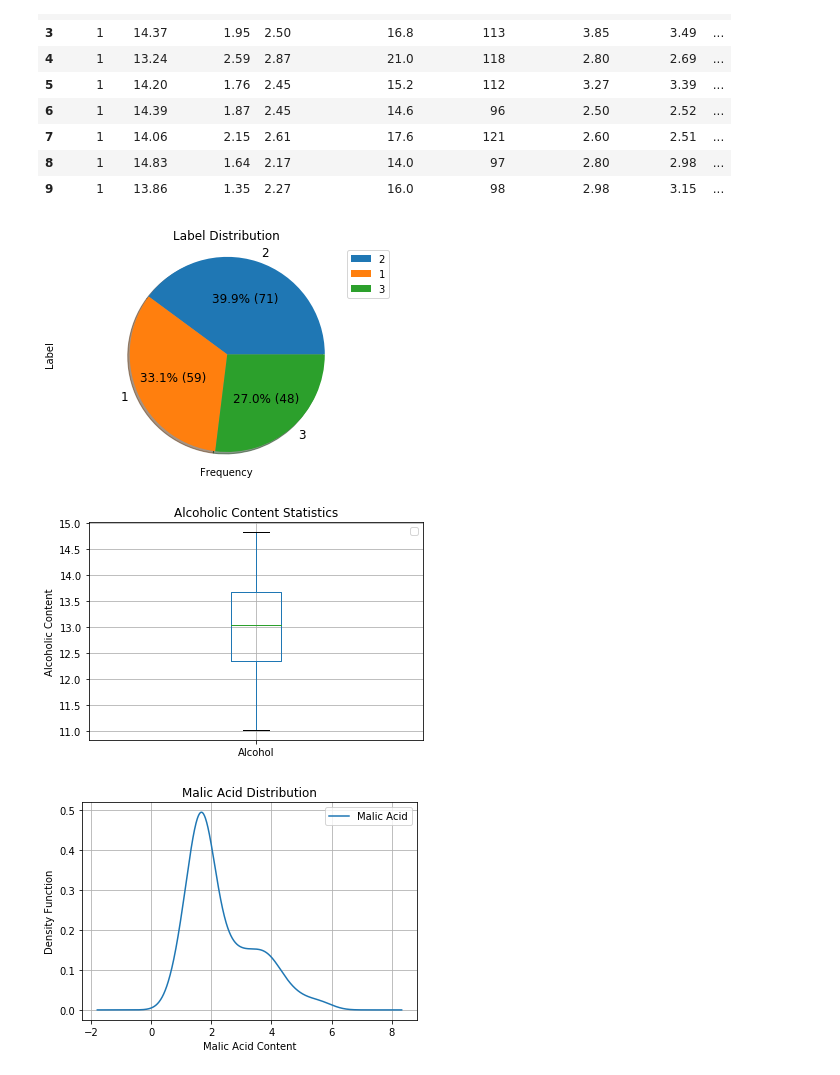
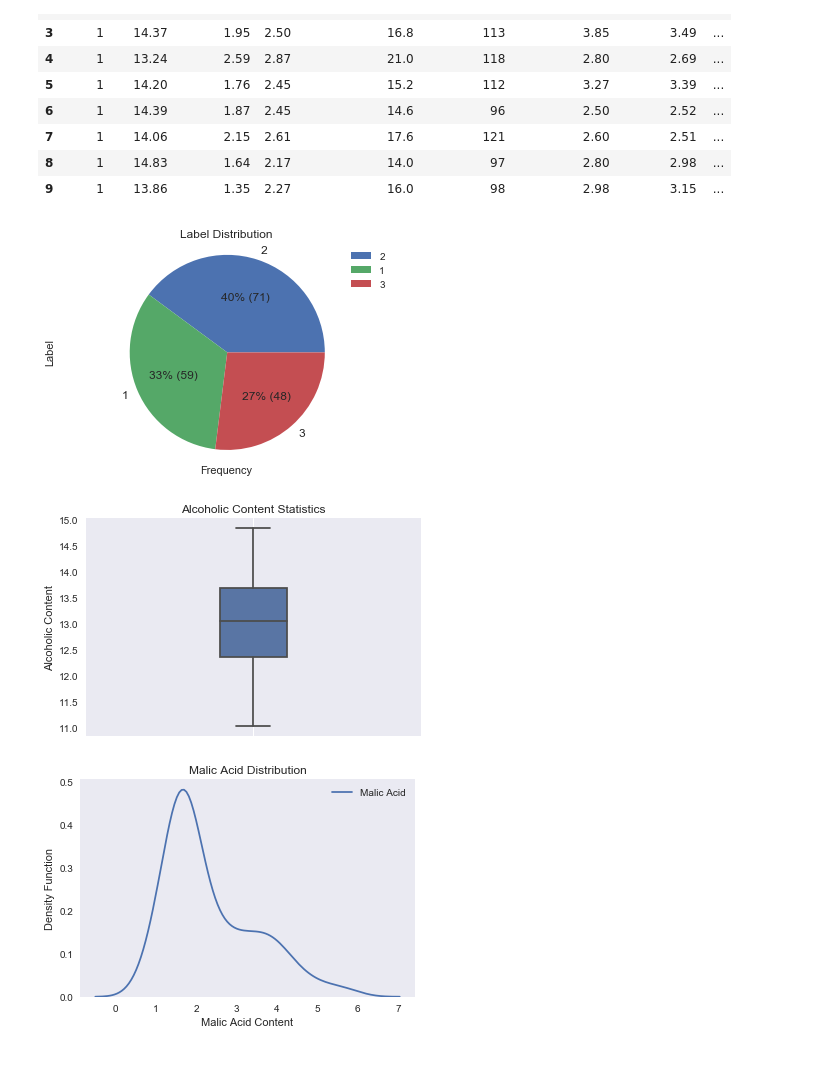
Before and after one commit to usefulmana/PDS_Assignment_II, a Jupyter notebook: Assignment2.ipynb, the cells around one changed output. Drawn from its saved outputs; the diff is of its cells as text; code cells hidden in the pictures.

```diff
--- a/Assignment2.ipynb
+++ b/Assignment2.ipynb
@@ -1,9 +1,9 @@
 # %%
 import matplotlib.pyplot as plt
-import numpy as np
+import seaborn as sns
 import pandas as pd
 data_location = 'data/wine.csv'
-
+plt.style.use('seaborn')
 df = pd.read_csv(filepath_or_buffer=data_location, sep=',', decimal='.', header=None, names=[
     'Label', 'Alcohol', 'Malic Acid', 'Ash', 'Alcalinity of ash', 'Magnesium', 'Total phenols', 'Flavanoids' ,
     'Nonflavanoid phenols', 'Proanthocyanins', 'Color intensity', 'Hue', 'OD280/OD315 of diluted wines', 'Proline']
@@ -24,7 +24,7 @@ df.head(10)
 # %%
 # Graph for Labels
 val = df['Label'].value_counts()
-val.plot(kind='pie', autopct=lambda p: '{:.1f}% ({:.0f})'.format(p, p * sum(val)/100), fontsize=12, shadow=True)
+val.plot(kind='pie', autopct=lambda p: '{:.0f}% ({:.0f})'.format(p, p * sum(val)/100), fontsize=12)
 plt.axis("equal")
 plt.title('Label Distribution')
 plt.xlabel('Frequency')
@@ -34,22 +34,22 @@ plt.savefig('single/label.png', bbox_inches = 'tight')
 plt.show()
 plt.close()
 # %% [output]
-[figure, old version]
+[figure, new version]
 # %%
 # Graph for alcohol %
-df['Alcohol'].plot(kind='box')
+sns.boxplot(x='Alcohol', data=df, orient='v', width=0.2)
 plt.title('Alcoholic Content Statistics')
 plt.legend()
 plt.grid()
 plt.ylabel('Alcoholic Content')
 plt.savefig('single/alcohol.png', bbox_inches = 'tight')
 plt.show()
 plt.close()
 # %% [output]
-[figure, old version]
+[figure, new version]
 # %%
 # Graph for alcohol %
-df['Malic Acid'].plot(kind='Density')
+sns.kdeplot(data=df['Malic Acid'])
 plt.title('Malic Acid Distribution')
 plt.legend()
 plt.grid()
@@ -59,6 +59,6 @@ plt.savefig('single/malic_acid.png', bbox_inches = 'tight')
 plt.show()
 plt.close()
 # %% [output]
-[figure, old version]
+[figure, new version]
 # %%
 # Graph for alcohol %
```
Also changed, not shown: parts of 17 cells of this notebook, 20 other files.
